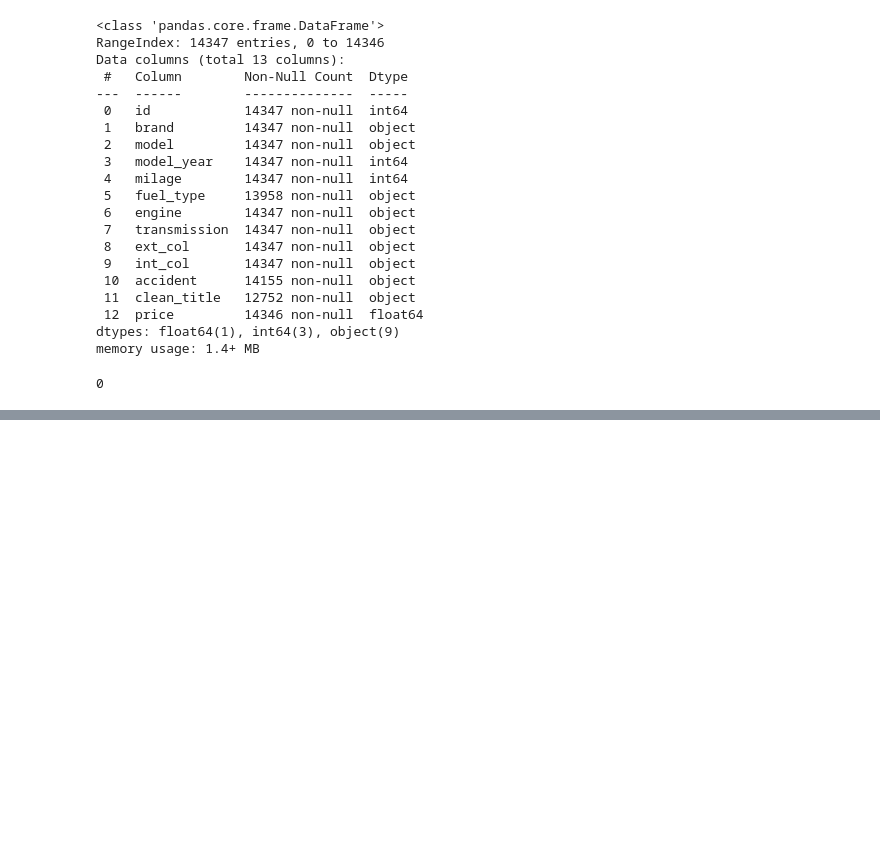
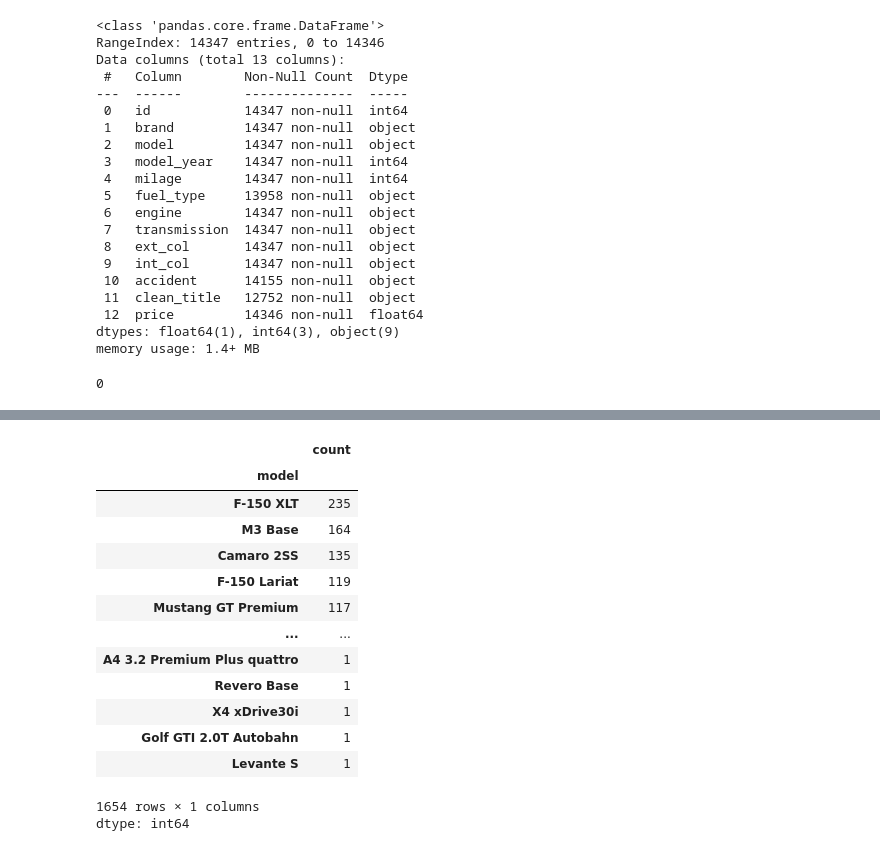
Before and after one commit to savindumahasen/Regression-Of-Used-Car-Prices, a Jupyter notebook: classification.ipynb, the cells around one changed output, grey strips where cells are left out. Drawn from its saved outputs; the diff is of its cells as text; code cells hidden in the pictures; blank space fills up the shorter version.

```diff
--- a/classification.ipynb
+++ b/classification.ipynb
@@ -44,0 +80,18 @@ train_dataset.duplicated().sum()
+# %%
+train_dataset['model'].value_counts()
+# %% [output]
+|  | count |
+| model |  |
+| F-150 XLT | 235 |
+| M3 Base | 164 |
+| Camaro 2SS | 135 |
+| F-150 Lariat | 119 |
+| Mustang GT Premium | 117 |
+| ... | ... |
+| A4 3.2 Premium Plus quattro | 1 |
+| Revero Base | 1 |
+| X4 xDrive30i | 1 |
+| Golf GTI 2.0T Autobahn | 1 |
+| Levante S | 1 |
+1654 rows × 1 columns
+dtype: int64
```
Also changed, not shown: parts of 12 cells of this notebook.
